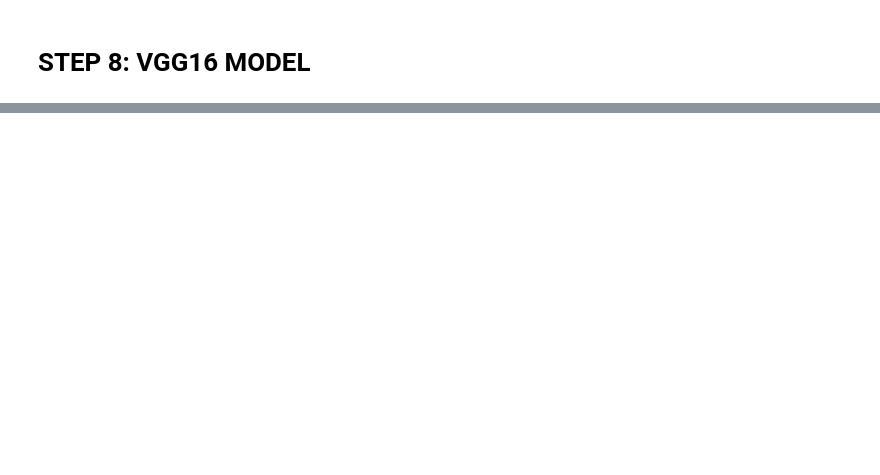
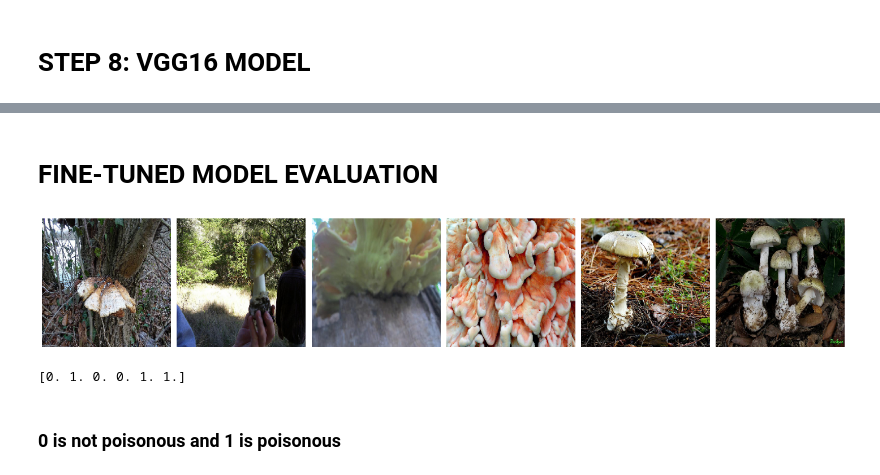
Before and after one commit to FunCodingPanda/Image_Classification, a Jupyter notebook: Mushroom_Capstone.ipynb, the cells around one changed output, grey strips where cells are left out. Saved outputs shown, nothing was run; the diff lists cells and outputs as text; code cells hidden in the pictures; blank space fills up the shorter version.

```diff
--- a/Mushroom_Capstone.ipynb
+++ b/Mushroom_Capstone.ipynb
@@ -399,0 +550,26 @@ plt.show()
+# %%
+train_path = '/Users/sophie/Desktop/test_image/Training'
+valid_path = '/Users/sophie/Desktop/test_image/Validation'
+test_path = '/Users/sophie/Desktop/test_image/Test'
+
+image_gen = ImageDataGenerator() # create a data generator rescale= 1. /255
+
+train_batches = image_gen.flow_from_directory(
+    train_path,
+    classes=['poisonous', 'non_poisonous'],
+    target_size=(224, 224),
+    batch_size=48 # change this to a smaller number for plotting such as 20
+)
+validation_batches = image_gen.flow_from_directory(
+    valid_path,
+    classes=['poisonous', 'non_poisonous'],
+    target_size=(224, 224),
+    batch_size=10 # change this to a smaller number when plotting also around 20 for visibility
+)
+
+test_batches = image_gen.flow_from_directory(
+    test_path,
+    classes=['poisonous', 'non_poisonous'],
+    target_size=(224, 224),
+    batch_size=206 # change this to a lower number for plotting
+)
@@ -399,0 +592,23 @@ plt.show()
+# %% [markdown]
+# FINE-TUNED MODEL EVALUATION
+# %%
+X_test_new, y_test_new = next(test_batches)
+# %%
+def plotImages2(images_arr):
+    fig, axes = plt.subplots(1, 6, figsize=(20,20))
+    axes = axes.flatten()
+    for img, ax in zip(images_arr, axes):
+        img = np.array(img).astype(np.uint8)
+        ax.imshow(img)
+        ax.axis('off')
+    plt.tight_layout()
+    plt.show()
+# %%
+plotImages2(X_test_new)
+y_test2 = y_test_new[:,0]
+print(y_test2[:6])
+# %% [output]
+[figure, added]
+[0. 1. 0. 0. 1. 1.]
+# %% [markdown]
+### 0 is not poisonous and 1 is poisonous
```
Also changed, not shown: parts of 44 cells of this notebook.
